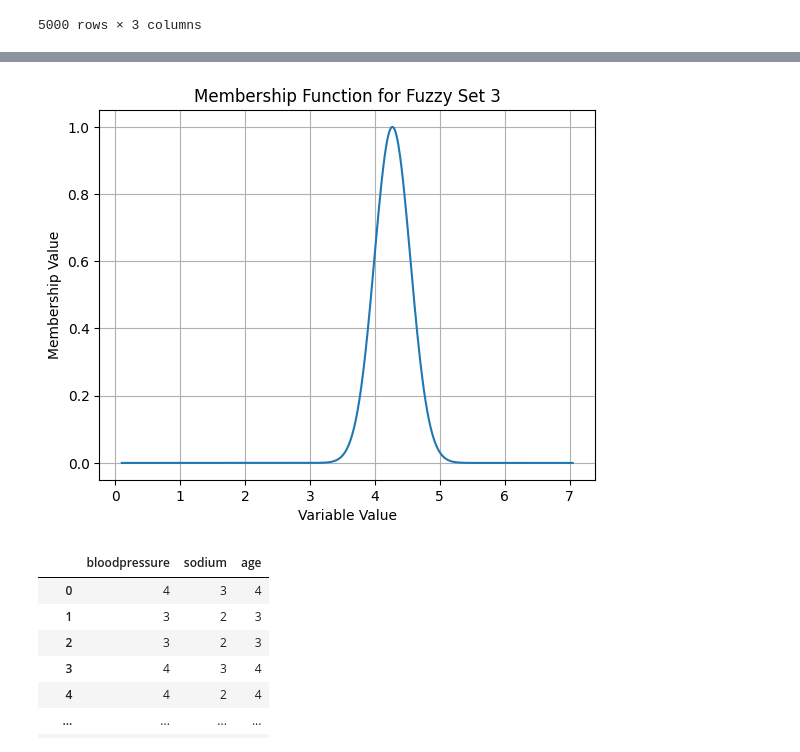
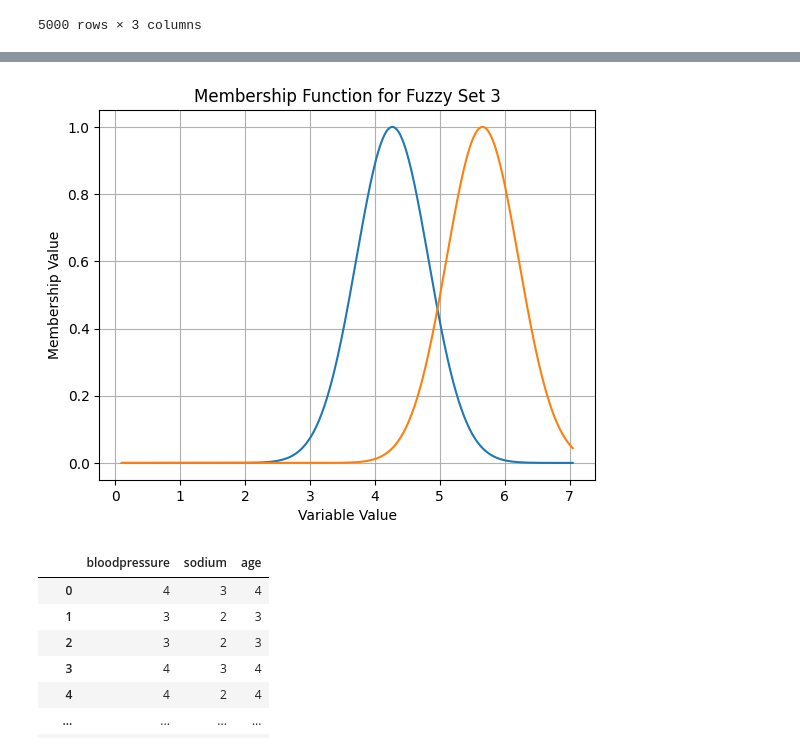
Before and after one commit to joseffaghihi/GenericCausalFuzzy, a Jupyter notebook: Fuzzy_Sodium_Intake_To_Be_shared.ipynb, the cells around one changed output, grey strips where cells are left out. Cells and saved outputs as stored; diff of their text form; code cells hidden in the pictures.

```diff
--- a/Fuzzy_Sodium_Intake_To_Be_shared.ipynb
+++ b/Fuzzy_Sodium_Intake_To_Be_shared.ipynb
@@ -61,7 +53,7 @@ data
 # %%
 Data = data.copy(deep=True)
 # %%
-num_fuzzy_sets = 6
+num_fuzzy_sets = 8
 num_intervals  = num_fuzzy_sets -1
 # Partitioning the domain of each variable to define fuzzy sets
 # Here, 'variable' is a column of our dataset such as data['column']
@@ -75,12 +67,12 @@ def partition(variable, i):
 def membership_function(variable, i, x):
   if i == 0:
     point_1 = partition(variable, i)
-    point_2 = partition(variable, i + 1)
+    point_2 = partition(variable, i + 2)
     mean = point_1
     std = c*(point_2 - point_1)
     return np.where(point_1 <= x, np.exp(-((x - mean)**2)/(2*(std**2))), 1)
   elif i == num_intervals:
-    point_1 = partition(variable, i - 1)
+    point_1 = partition(variable, i - 2)
     point_2 = partition(variable, i )
     mean = point_2
     std = c*(point_2 - point_1)
@@ -90,5 +82,5 @@ def membership_function(variable, i, x):
     point_2 = partition(variable, i)
     point_3 = partition(variable, i + 1)
     mean = point_2
-    std = c*(point_3 - point_2)
+    std = c*(point_3 - point_1)
     return np.exp(-((x - mean)**2)/(2*(std**2)))
@@ -95,22 +107,24 @@ def membership_function(variable, i, x):
 # %%
 # Generate a range of x values
 x_values = np.linspace(data['sodium'].min(), data['sodium'].max(), 500)
 
 # Select the fuzzy set index i to plot
 i = 3  # For example, plot the membership function for the third fuzzy set
 
 # Compute membership values
 membership_values = membership_function(data['sodium'], i, x_values)
-
+membership_values1 = membership_function(data['sodium'], 4, x_values)
+# print(membership_values)
 # Plotting
 plt.plot(x_values, membership_values)
+plt.plot(x_values, membership_values1)
 plt.title(f'Membership Function for Fuzzy Set {i}')
 plt.xlabel('Variable Value')
 plt.ylabel('Membership Value')
 plt.grid(True)
 plt.show()
 # %% [output]
-[figure, old version]
+[figure, new version]
 # %%
 def apply_and_replace(variable, x):
     max_result = -float('inf')  # Initialize with negative infinity
```
Also changed, not shown: parts of 4 cells of this notebook, 1 other file.
